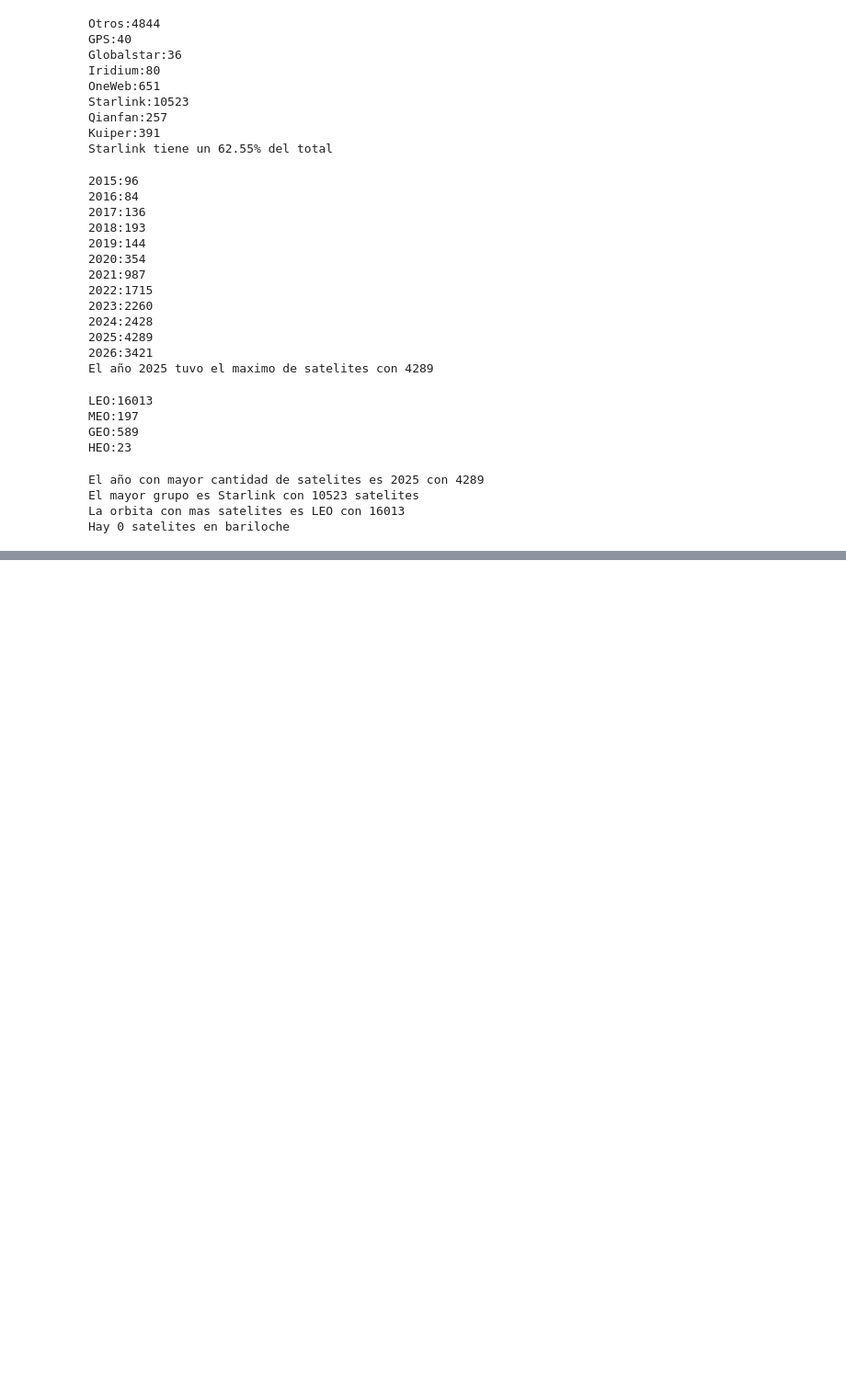
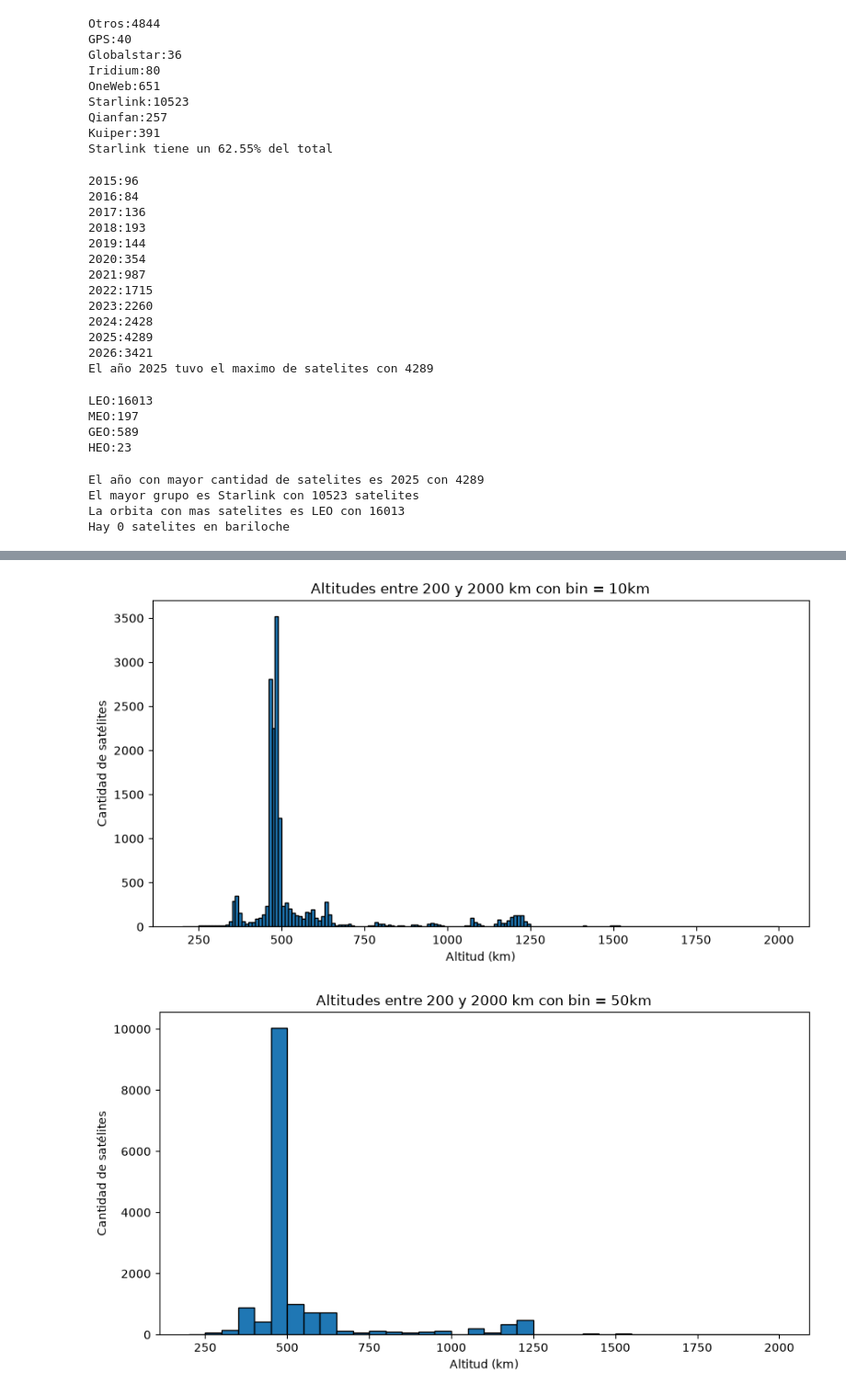
Before and after one commit to juanse0601/proyecto-satelites, a Jupyter notebook: informe.ipynb, the cells around one changed output, grey strips where cells are left out. Shown at 92% size. Cells and saved outputs as stored; diff of their text form; code cells hidden in the pictures; blank space fills up the shorter version.

```diff
--- a/informe.ipynb
+++ b/informe.ipynb
@@ -107,0 +147,30 @@ Hay 0 satelites en bariloche
+# %%
+lista_altitudes=[satelite.altitud_km for satelite in lista_satelites if satelite.altitud_km>=200 and satelite.altitud_km<=2000]
+
+ancho_bin=10
+bins=np.arange(200,2000+ancho_bin,ancho_bin)
+fig,ax=plt.subplots(figsize=(10,5))
+ax.hist(lista_altitudes,bins=bins,edgecolor="black")
+ax.set_title("Altitudes entre 200 y 2000 km con bin = 10km")
+ax.set_xlabel("Altitud (km)")
+ax.set_ylabel("Cantidad de satélites")
+plt.show()
+'''
+Los satelites en general se encuentran a orbitas bajas.
+Al usar 10 bin se puede ver con mayor precision ya que usa mas picos.
+Al usar 50 bin se aprecia mejor la diferencia de altitudes pero no es tan detallado.
+'''
+
+lista_altitudes=[satelite.altitud_km for satelite in lista_satelites if satelite.altitud_km>=200 and satelite.altitud_km<=2000]
+
+ancho_bin=50
+bins=np.arange(200,2000+ancho_bin,ancho_bin)
+fig,ax=plt.subplots(figsize=(10,5))
+ax.hist(lista_altitudes,bins=bins,edgecolor="black")
+ax.set_title("Altitudes entre 200 y 2000 km con bin = 50km")
+ax.set_xlabel("Altitud (km)")
+ax.set_ylabel("Cantidad de satélites")
+plt.show()
+# %% [output]
+[figure, added]
+[figure, added]
```
Also changed, not shown: parts of 10 cells of this notebook, 2 other files.
